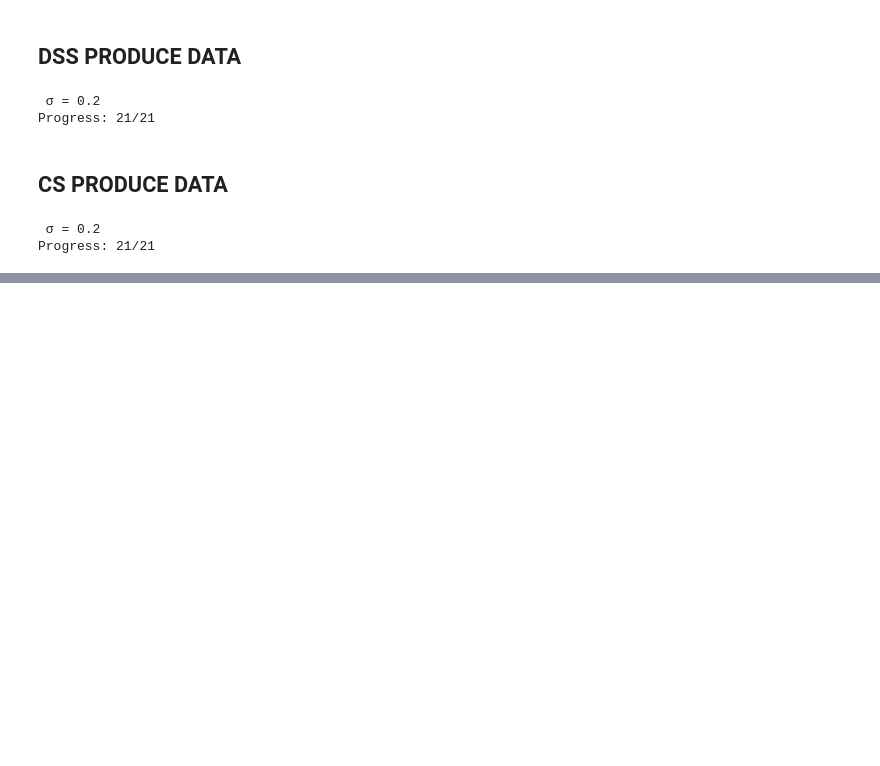
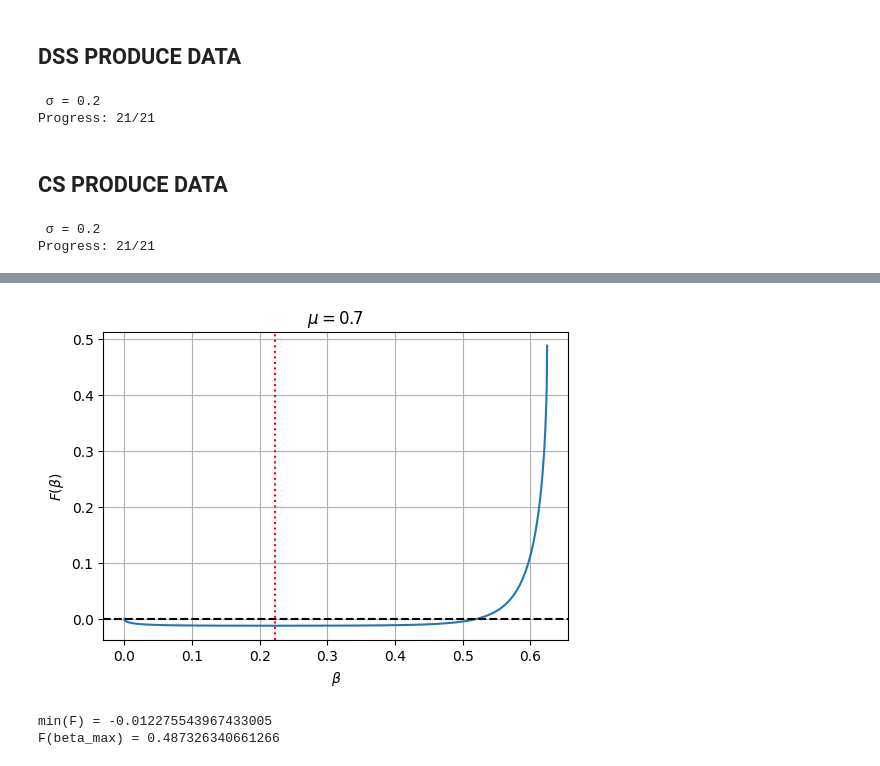
Before and after one commit to KPourgourides/Quantum-Communications-Internship-IRIDA-, a Jupyter notebook: protocol_impure_testing.ipynb, the cells around one changed output, grey strips where cells are left out. Drawn from its saved outputs; the diff is of its cells as text; code cells hidden in the pictures; blank space fills up the shorter version.

```diff
--- a/protocol_impure_testing.ipynb
+++ b/protocol_impure_testing.ipynb
@@ -84,0 +68,33 @@ No root for mu = 0.9964
+# %%
+from numpy.polynomial.hermite import hermgauss
+
+N = 2
+sigma = 0.0
+mu = 0.70
+
+gauss = hermgauss(100)
+
+beta_max = mu + (mu - 1)/(2*N)
+beta = np.linspace(0, beta_max, 1000)
+
+point_cs = im.theory_point_cs(N, mu, sigma, gauss)
+
+F = [im.theory_point_dss(N, b, mu, sigma, gauss) - point_cs
+     for b in beta]
+
+plt.figure(figsize=(6,4))
+plt.plot(beta, F)
+plt.axhline(0, color='k', ls='--')
+plt.axvline(beta[np.argmin(F)], color='r', ls=':')
+plt.xlabel(r'$\beta$')
+plt.ylabel(r'$F(\beta)$')
+plt.title(fr'$\mu={mu}$')
+plt.grid(True)
+plt.show()
+
+print("min(F) =", np.min(F))
+print("F(beta_max) =", F[-1])
+# %% [output]
+[figure, added]
+min(F) = -0.012275543967433005
+F(beta_max) = 0.487326340661266
```
Also changed, not shown: parts of 1 cell of this notebook, 1 other file.
